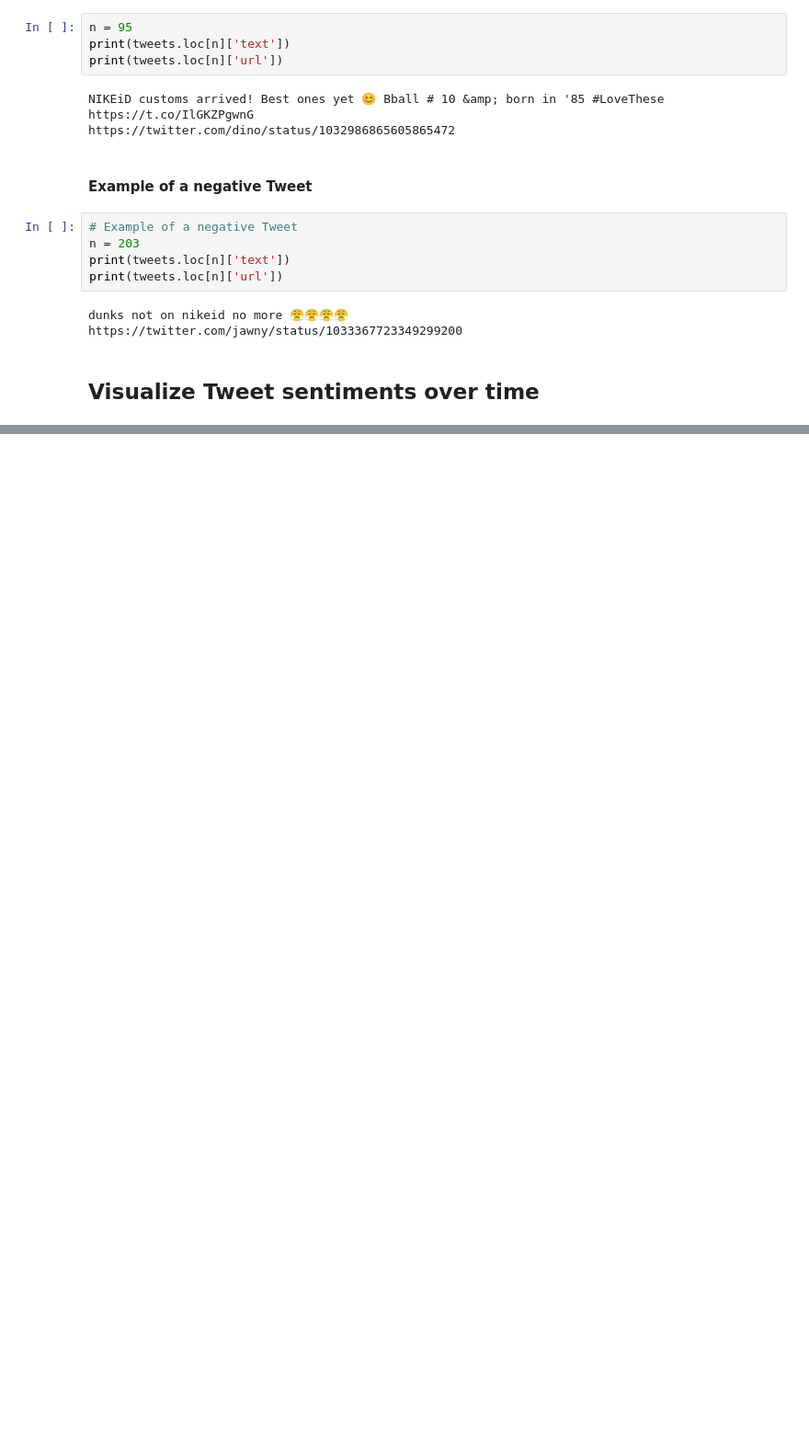
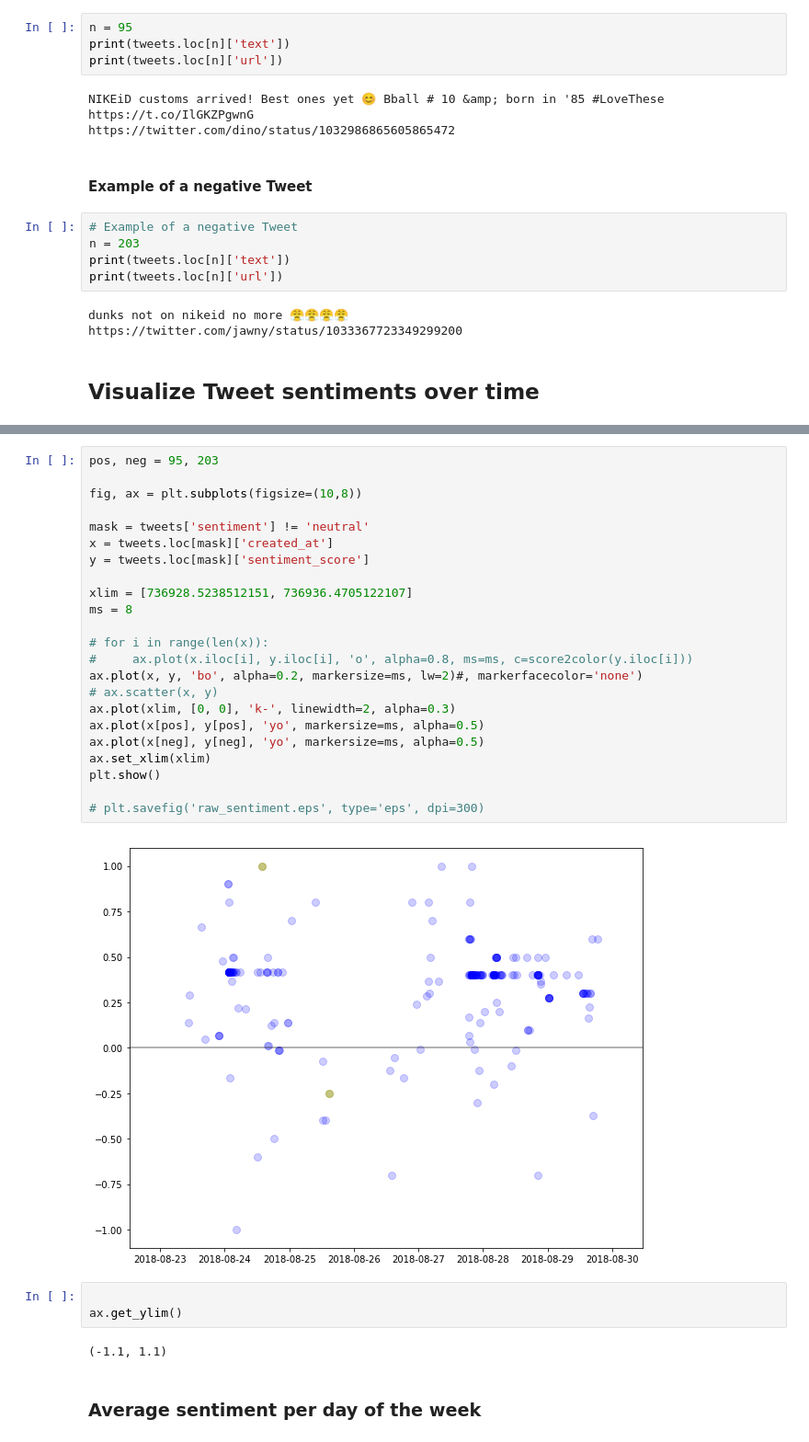
Before and after one commit to johnwmillr/TwitterTracker, a Jupyter notebook: TwitterTracker.ipynb, the cells around one changed output, grey strips where cells are left out. Shown at 92% size. Cells and saved outputs as stored; diff of their text form; blank space fills up the shorter version.

```diff
--- a/TwitterTracker.ipynb
+++ b/TwitterTracker.ipynb
@@ -188,0 +221,32 @@ ModuleNotFoundError: No module named 'matplotlib'
+# %%
+pos, neg = 95, 203
+
+fig, ax = plt.subplots(figsize=(10,8))
+
+mask = tweets['sentiment'] != 'neutral'
+x = tweets.loc[mask]['created_at']
+y = tweets.loc[mask]['sentiment_score']
+
+xlim = [736928.5238512151, 736936.4705122107]
+ms = 8
+
+# for i in range(len(x)):
+#     ax.plot(x.iloc[i], y.iloc[i], 'o', alpha=0.8, ms=ms, c=score2color(y.iloc[i]))
+ax.plot(x, y, 'bo', alpha=0.2, markersize=ms, lw=2)#, markerfacecolor='none')
+# ax.scatter(x, y)
+ax.plot(xlim, [0, 0], 'k-', linewidth=2, alpha=0.3)
+ax.plot(x[pos], y[pos], 'yo', markersize=ms, alpha=0.5)
+ax.plot(x[neg], y[neg], 'yo', markersize=ms, alpha=0.5)
+ax.set_xlim(xlim)
+plt.show()
+
+# plt.savefig('raw_sentiment.eps', type='eps', dpi=300)
+# %% [output]
+[figure, added]
+# %%
+
+ax.get_ylim()
+# %% [output]
+(-1.1, 1.1)
+# %% [markdown]
+### Average sentiment per day of the week
```
Also changed, not shown: parts of 13 cells of this notebook.
